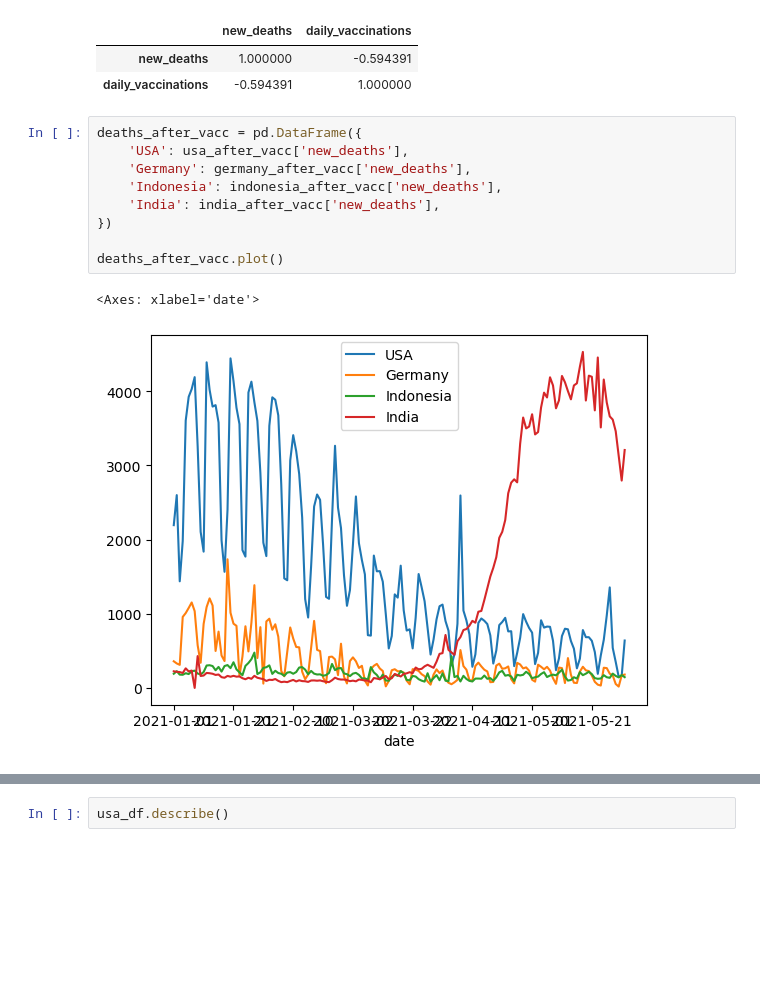
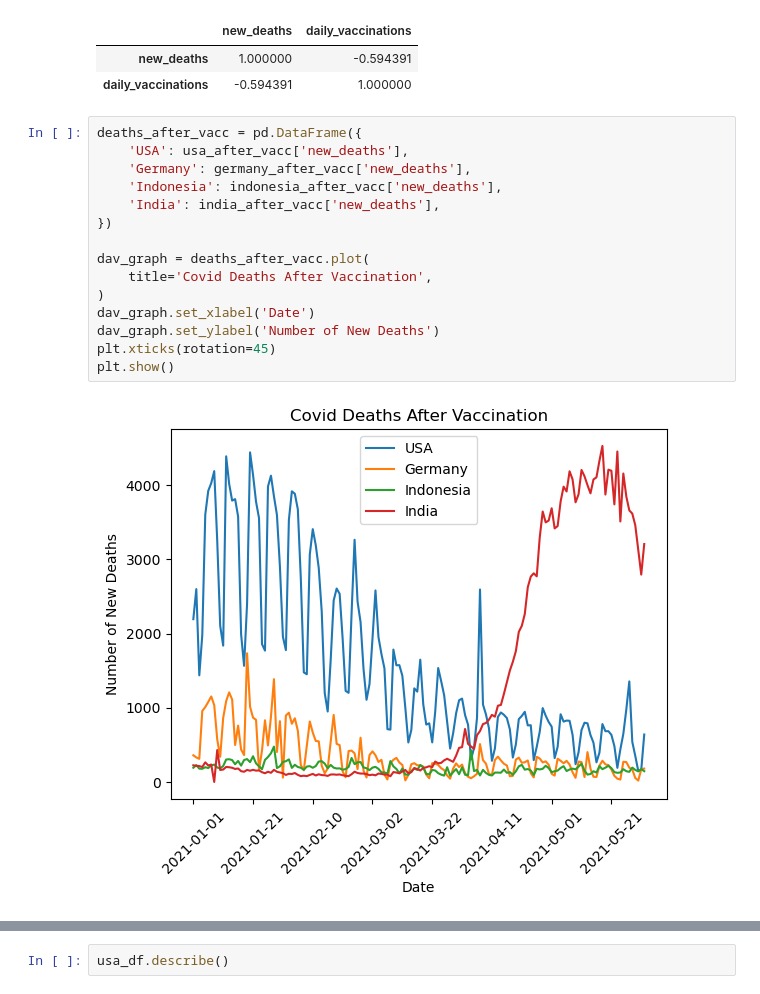
Before and after one commit to lmc5440/tcm-project1, a Jupyter notebook: analysis.ipynb, the cells around one changed output, grey strips where cells are left out. Cells and saved outputs as stored; diff of their text form; blank space fills up the shorter version.

Commit message:
Add titles and labels to graphs

```diff
--- a/analysis.ipynb
+++ b/analysis.ipynb
@@ -124,15 +184,20 @@ indonesia_after_vacc.corr()
 # %%
 deaths_after_vacc = pd.DataFrame({
     'USA': usa_after_vacc['new_deaths'],
     'Germany': germany_after_vacc['new_deaths'],
     'Indonesia': indonesia_after_vacc['new_deaths'],
     'India': india_after_vacc['new_deaths'],
 })
 
-deaths_after_vacc.plot()
+dav_graph = deaths_after_vacc.plot(
+    title='Covid Deaths After Vaccination',
+)
+dav_graph.set_xlabel('Date')
+dav_graph.set_ylabel('Number of New Deaths')
+plt.xticks(rotation=45)
+plt.show()
 # %% [output]
-<Axes: xlabel='date'>
-[figure, old version]
+[figure, new version]
 # %%
 vacc_combined = pd.DataFrame({
     'USA': usa_after_vacc['daily_vaccinations'],
```
Also changed, not shown: parts of 13 cells of this notebook.
